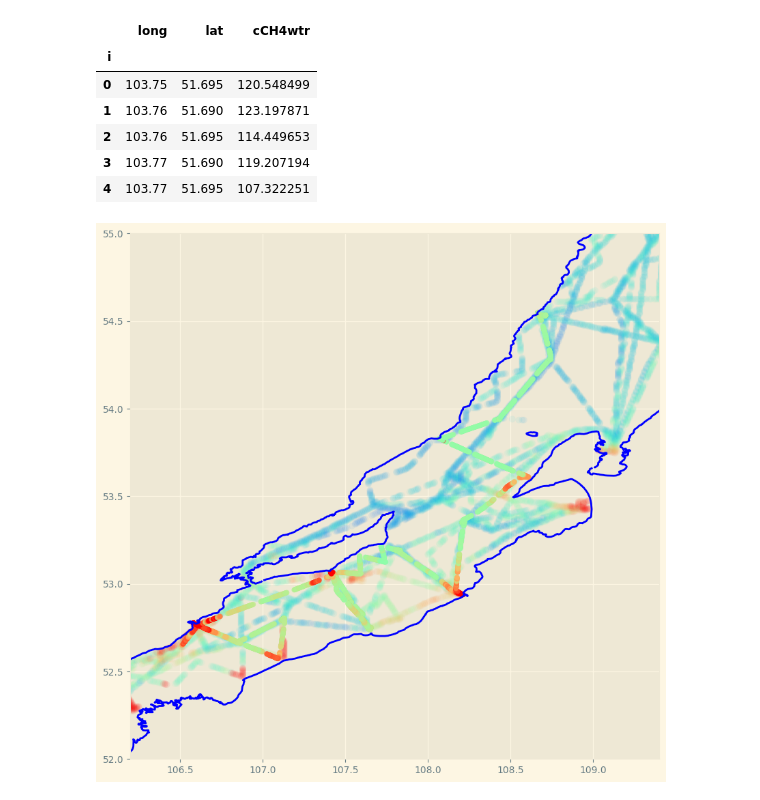
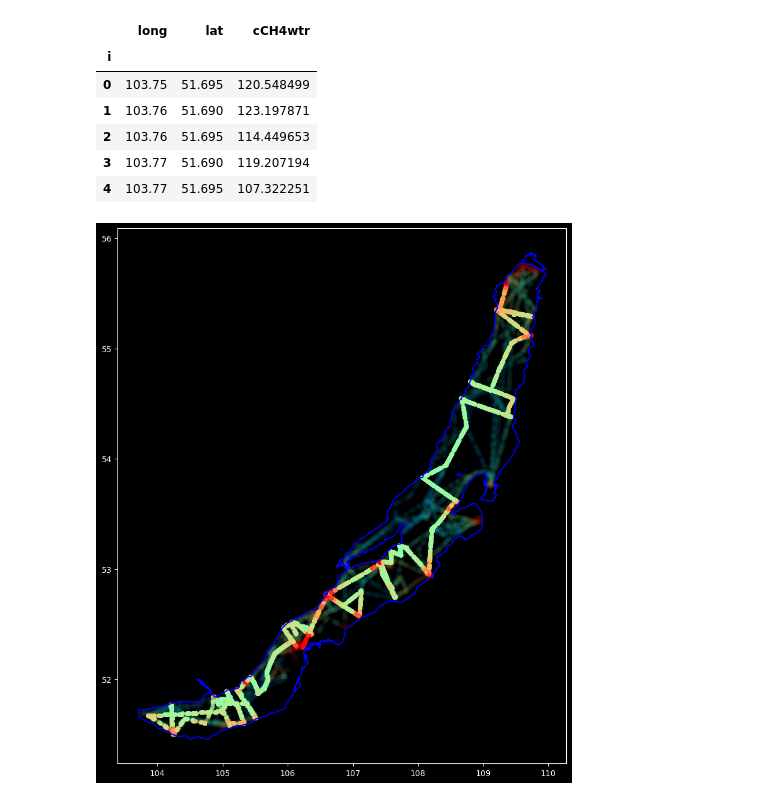
Before and after one commit to pestunov/BaikalDataHandler, a Jupyter notebook: BaikalDataHandlerSea.ipynb, the cells around one changed output. Drawn from its saved outputs; the diff is of its cells as text; code cells hidden in the pictures.

```diff
--- a/BaikalDataHandlerSea.ipynb
+++ b/BaikalDataHandlerSea.ipynb
@@ -145,7 +170,7 @@ air_flow = df['AirFlow']
 wtr_flow = df['WaterFlowEqu1']
 # %%
 ### CO2 water
-df['vCO2equ1'] = df['vCO2'][(df['channel'] == 1) & (df[ch_v] == 1)]
+df['vCO2equ1'] = df['vCO2'][(df[chnl] == 1) & (df[ch_v] == 1)]
 solubility = bfunc.getSolubility(df['TempEqu1'], 'CO2')
 
 density = bfunc.getDensity(t_air, df['PressAir'], 'CO2')
@@ -156,11 +181,12 @@ cGasEquAir = pGasEquAir * density / 1000000  # g/l
 tau = equ_vol/(air_flow+wtr_flow*equ_cap*solubility/density)
 eternal = (cGasEquAir-cGasEquAir.shift(1)*np.exp(-1*dt/tau))/(1-np.exp(-1*dt/tau))
 cGasWtr = (eternal*(wtr_flow*equ_cap*solubility/density+air_flow)-air_flow*cGasAir)/(wtr_flow*equ_cap)
+
 df['cCO2wtr'] = cGasWtr * 1000     # mg/l
 df['pCO2wtr'] = cGasWtr * 1000000 / solubility  # mkatm
 # %%
 ### CH4 water
-df['vCH4equ1'] = df['vCH4'][(df['channel'] == 1) & (df[ch_v] == 1)]
+df['vCH4equ1'] = df['vCH4'][(df[chnl] == 1) & (df[ch_v] == 1)]
 solubility = bfunc.getSolubility(df['TempEqu1'], 'CH4')
 
 density = bfunc.getDensity(t_air, df['PressAir'], 'CH4')
@@ -203,0 +219,12 @@ Name: cCO2wtr, dtype: float64
+# %%
+df['pCO2'] = df['vCO2'] * df['PressAir']
+
+plt.rcParams['figure.figsize'] = [18, 5]
+fig, ax = plt.subplots()
+## ax.set_xlim(pd.to_datetime('05.06.2023 18:00:00', dayfirst=True), pd.to_datetime('05.06.2023 19:00:00', dayfirst=True))
+ax.set_title('CO2 water, mkatm')
+ax.set_ylim(100, 800)
+ax.plot(df.DateTime, df['pCO2'], '-', c='silver')
+ax.plot(df.DateTime, df['pCO2wtr'], 'r-')
+ax.plot(df.DateTime, df['pCO2air'], 'b-')
+fig.savefig(saveImgPath+'pCO2wtr_vs_time.png')
@@ -204,12 +233,12 @@ Name: cCO2wtr, dtype: float64
 # %%
 df['pCH4'] = df['vCH4'] * df['PressAir']
 
-plt.rcParams['figure.figsize'] = [15, 5]
+plt.rcParams['figure.figsize'] = [18, 5]
 fig, ax = plt.subplots()
 ax.set_title('CH4 water, mkatm')
 # ax.set_xlim(pd.to_datetime('06.06.2023 10:00:00', dayfirst=True), pd.to_datetime('06.06.2023 19:00:00', dayfirst=True))
-ax.set_ylim(0, 100)
+ax.set_ylim(0, 20)
 ax.plot(df.DateTime, df['pCH4'], '-', c='silver')
-ax.plot(df.DateTime, df['pCH4wtr'], 'b-')
+ax.plot(df.DateTime, df['pCH4wtr'], 'b.')
 fig.savefig(saveImgPath+'pCH4wtr_vs_time.png')
 # %% [output]
@@ -249,27 +278,30 @@ allMethane_df.head(5)
 | 3 | 103.77 | 51.690 | 119.207194 |
 | 4 | 103.77 | 51.695 | 107.322251 |
 # %%
+cCH2lim_top = 700
+df.loc[df.cCH4wtr > cCH2lim_top, 'cCH4wtr'] = cCH2lim_top
+allMethane_df.loc[allMethane_df.cCH4wtr > cCH2lim_top, 'cCH4wtr'] = cCH2lim_top
+cCH2lim_bot = 0
+df.loc[df.cCH4wtr < cCH2lim_bot, 'cCH4wtr'] = np.NaN
+allMethane_df.loc[allMethane_df.cCH4wtr < cCH2lim_bot, 'cCH4wtr'] = np.NaN
+
 df.dropna(axis='index', subset=['Longitude', 'Latitude', 'cCH4wtr'], inplace=True)
-
-cCH2lim = 700
-df.loc[df.cCH4wtr > cCH2lim, 'cCH4wtr'] = cCH2lim
-allMethane_df.loc[allMethane_df.cCH4wtr > cCH2lim, 'cCH4wtr'] = cCH2lim
 
 
 cCH4wtrlog_all = np.log(allMethane_df['cCH4wtr'])
 cCH4wtrlog = np.log(df['cCH4wtr'])
 
-plt.rcParams['figure.figsize'] = [10, 10]
+plt.rcParams['figure.figsize'] = [10, 12]
 fig, ax = plt.subplots()
-ax.set_xlim(106.2, 109.4)
-ax.set_ylim(52, 55)
+#ax.set_xlim(106.2, 109.4)
+#ax.set_ylim(52, 55)
 
 ax.plot(obris['long'], obris['lat'], 'b-')
-ax.scatter(x='long', y='lat', c=cCH4wtrlog_all, s=50, marker='o', linewidth=0, cmap='rainbow', alpha=0.08, data=allMethane_df, )
+ax.scatter(x='long', y='lat', c=cCH4wtrlog_all, s=50, marker='o', linewidth=0, cmap='rainbow', alpha=0.02, data=allMethane_df, )
 ax.scatter(df['Longitude'], df['Latitude'], c=cCH4wtrlog, s=30, marker='o', linewidth=0, cmap='rainbow', alpha=0.4,)
-fig.savefig(saveImgPath+'CH4wtrSpatialJun2023.png')
+fig.savefig(saveImgPath+'CH4wtrSpatialJun2023.png', transparent=True)
 # %% [output]
-[figure, old version]
+[figure, new version]
 # %%
 plt.rcParams['figure.figsize'] = [15, 5]
 fig, ax = plt.subplots()
```
Also changed, not shown: parts of 31 cells of this notebook.
